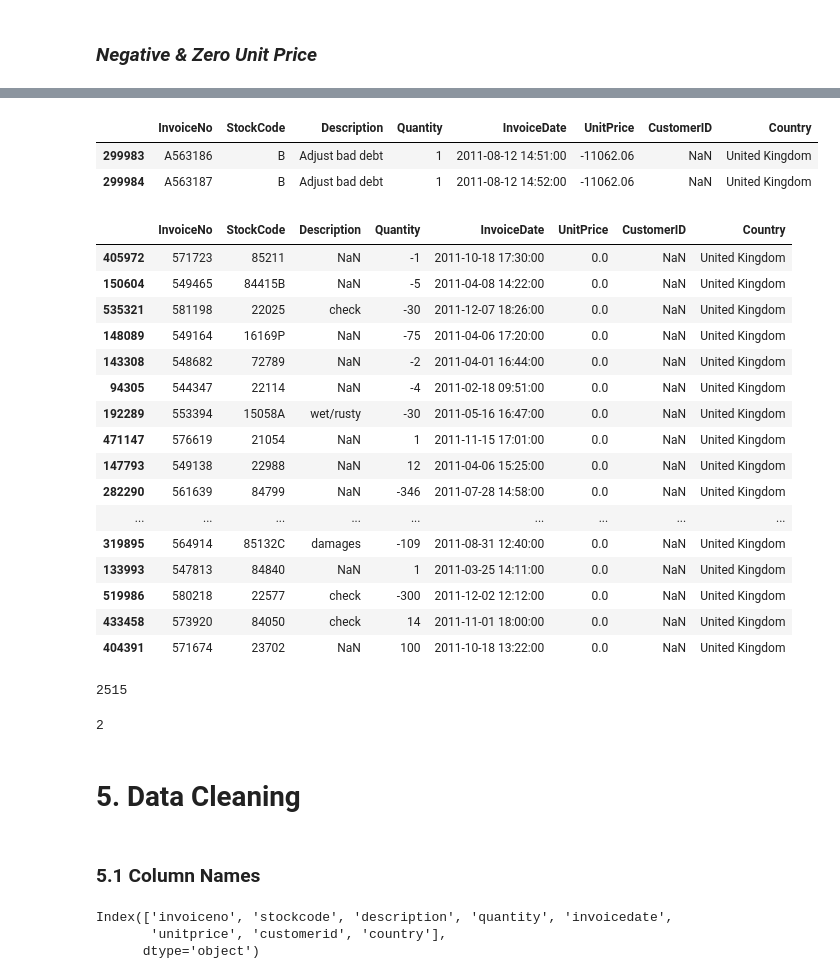
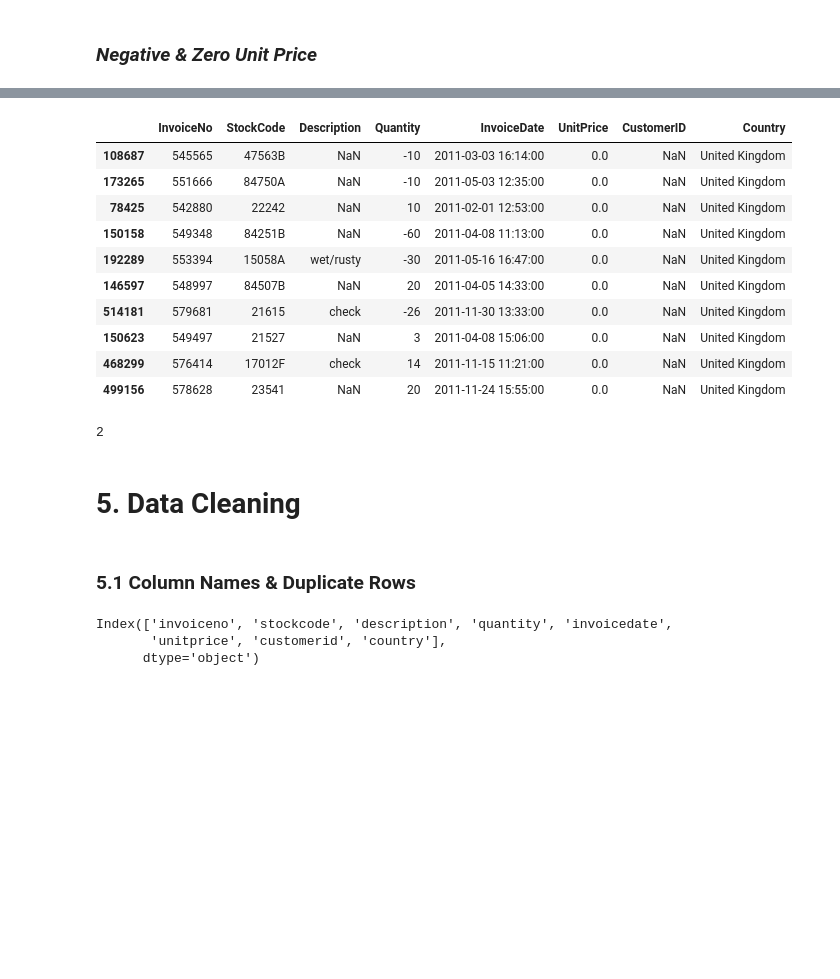
Before and after one commit to AdityaChirra/retail-sales-data-analysis, a Jupyter notebook: notebooks/01_loading_cleaning.ipynb, the cells around one changed output, grey strips where cells are left out. Drawn from its saved outputs; the diff is of its cells as text; code cells hidden in the pictures; blank space fills up the shorter version.

```diff
--- a/notebooks/01_loading_cleaning.ipynb
+++ b/notebooks/01_loading_cleaning.ipynb
@@ -156,41 +196,23 @@ print(len(df[df["Quantity"] < 0]))
 # %%
-df[df["UnitPrice"] < 0].head()
+df[df["UnitPrice"] == 0].sample(10)
 # %% [output]
 |  | InvoiceNo | StockCode | Description | Quantity | InvoiceDate | UnitPrice | CustomerID | Country |
-| 299983 | A563186 | B | Adjust bad debt | 1 | 2011-08-12 14:51:00 | -11062.06 | NaN | United Kingdom |
-| 299984 | A563187 | B | Adjust bad debt | 1 | 2011-08-12 14:52:00 | -11062.06 | NaN | United Kingdom |
+| 108687 | 545565 | 47563B | NaN | -10 | 2011-03-03 16:14:00 | 0.0 | NaN | United Kingdom |
+| 173265 | 551666 | 84750A | NaN | -10 | 2011-05-03 12:35:00 | 0.0 | NaN | United Kingdom |
+| 78425 | 542880 | 22242 | NaN | 10 | 2011-02-01 12:53:00 | 0.0 | NaN | United Kingdom |
+| 150158 | 549348 | 84251B | NaN | -60 | 2011-04-08 11:13:00 | 0.0 | NaN | United Kingdom |
+| 192289 | 553394 | 15058A | wet/rusty | -30 | 2011-05-16 16:47:00 | 0.0 | NaN | United Kingdom |
+| 146597 | 548997 | 84507B | NaN | 20 | 2011-04-05 14:33:00 | 0.0 | NaN | United Kingdom |
+| 514181 | 579681 | 21615 | check | -26 | 2011-11-30 13:33:00 | 0.0 | NaN | United Kingdom |
+| 150623 | 549497 | 21527 | NaN | 3 | 2011-04-08 15:06:00 | 0.0 | NaN | United Kingdom |
+| 468299 | 576414 | 17012F | check | 14 | 2011-11-15 11:21:00 | 0.0 | NaN | United Kingdom |
+| 499156 | 578628 | 23541 | NaN | 20 | 2011-11-24 15:55:00 | 0.0 | NaN | United Kingdom |
 # %%
-df[df["UnitPrice"] == 0].sample(20)
+len(df[df["UnitPrice"] < 0])
 # %% [output]
-|  | InvoiceNo | StockCode | Description | Quantity | InvoiceDate | UnitPrice | CustomerID | Country |
-| 405972 | 571723 | 85211 | NaN | -1 | 2011-10-18 17:30:00 | 0.0 | NaN | United Kingdom |
-| 150604 | 549465 | 84415B | NaN | -5 | 2011-04-08 14:22:00 | 0.0 | NaN | United Kingdom |
-| 535321 | 581198 | 22025 | check | -30 | 2011-12-07 18:26:00 | 0.0 | NaN | United Kingdom |
-| 148089 | 549164 | 16169P | NaN | -75 | 2011-04-06 17:20:00 | 0.0 | NaN | United Kingdom |
-| 143308 | 548682 | 72789 | NaN | -2 | 2011-04-01 16:44:00 | 0.0 | NaN | United Kingdom |
-| 94305 | 544347 | 22114 | NaN | -4 | 2011-02-18 09:51:00 | 0.0 | NaN | United Kingdom |
-| 192289 | 553394 | 15058A | wet/rusty | -30 | 2011-05-16 16:47:00 | 0.0 | NaN | United Kingdom |
-| 471147 | 576619 | 21054 | NaN | 1 | 2011-11-15 17:01:00 | 0.0 | NaN | United Kingdom |
-| 147793 | 549138 | 22988 | NaN | 12 | 2011-04-06 15:25:00 | 0.0 | NaN | United Kingdom |
-| 282290 | 561639 | 84799 | NaN | -346 | 2011-07-28 14:58:00 | 0.0 | NaN | United Kingdom |
-| ... | ... | ... | ... | ... | ... | ... | ... | ... |
-| 319895 | 564914 | 85132C | damages | -109 | 2011-08-31 12:40:00 | 0.0 | NaN | United Kingdom |
-| 133993 | 547813 | 84840 | NaN | 1 | 2011-03-25 14:11:00 | 0.0 | NaN | United Kingdom |
-| 519986 | 580218 | 22577 | check | -300 | 2011-12-02 12:12:00 | 0.0 | NaN | United Kingdom |
-| 433458 | 573920 | 84050 | check | 14 | 2011-11-01 18:00:00 | 0.0 | NaN | United Kingdom |
-| 404391 | 571674 | 23702 | NaN | 100 | 2011-10-18 13:22:00 | 0.0 | NaN | United Kingdom |
+2
-# %%
-
-print(len(df[df["UnitPrice"] == 0]))
-# %% [output]
-2515
-# %%
-
-print(len(df[df["UnitPrice"] < 0]))
-# %% [output]
-2
 # %% [markdown]
 # 5. Data Cleaning
 # %% [markdown]
-### 5.1 Column Names
+### 5.1 Column Names & Duplicate Rows
 # %%
```
Also changed, not shown: parts of 60 cells of this notebook, 12 other files.
